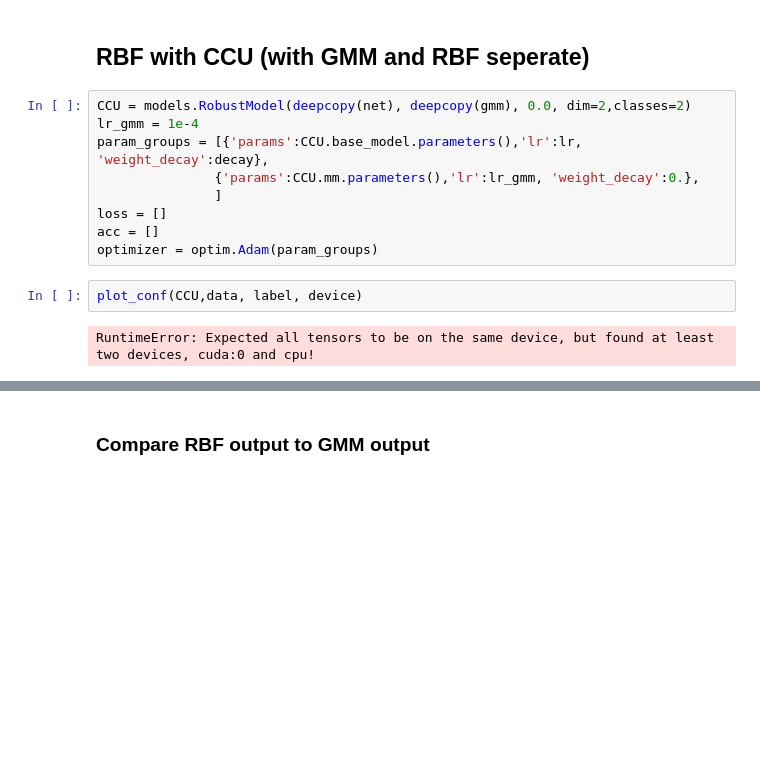
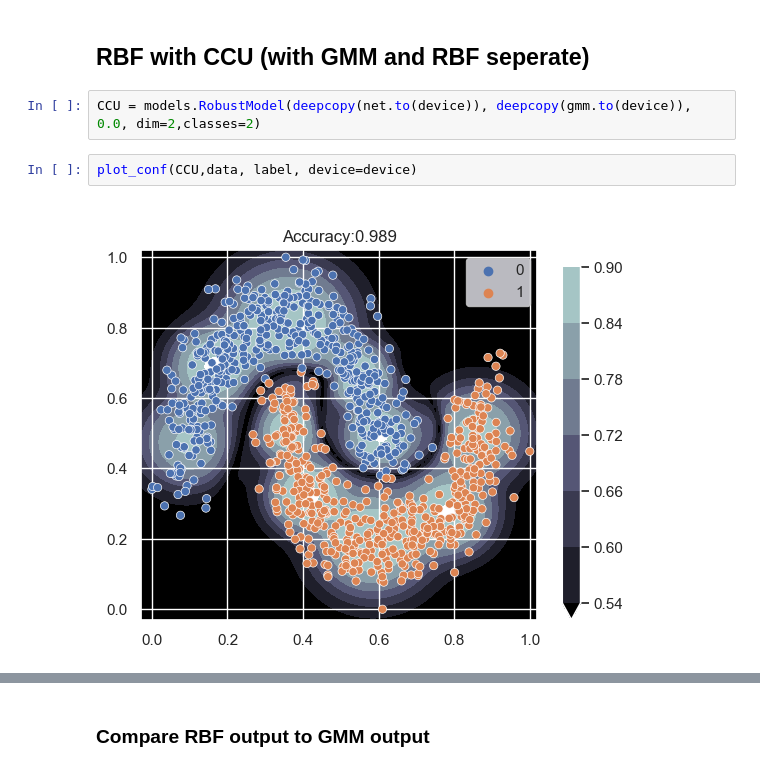
Before and after one commit to SLeathersII/RbfNN_CCU, a Jupyter notebook: rbf_ccu.ipynb, the cells around one changed output, grey strips where cells are left out. Cells and saved outputs as stored; diff of their text form; blank space fills up the shorter version.

```diff
--- a/rbf_ccu.ipynb
+++ b/rbf_ccu.ipynb
@@ -247,15 +251,8 @@ animate_rbf(rbf_tracker, df)
 # %% [markdown]
 ## RBF with CCU (with GMM and RBF seperate)
 # %%
-CCU = models.RobustModel(deepcopy(net), deepcopy(gmm), 0.0, dim=2,classes=2)
-lr_gmm = 1e-4
-param_groups = [{'params':CCU.base_model.parameters(),'lr':lr, 'weight_decay':decay},
-               {'params':CCU.mm.parameters(),'lr':lr_gmm, 'weight_decay':0.},
-               ]
-loss = []
-acc = []
-optimizer = optim.Adam(param_groups)
+CCU = models.RobustModel(deepcopy(net.to(device)), deepcopy(gmm.to(device)), 0.0, dim=2,classes=2)
 # %%
-plot_conf(CCU,data, label, device)
+plot_conf(CCU,data, label, device=device)
 # %% [output]
-RuntimeError: Expected all tensors to be on the same device, but found at least two devices, cuda:0 and cpu!
+[figure, added]
```
Also changed, not shown: parts of 22 cells of this notebook, 3 other files.
